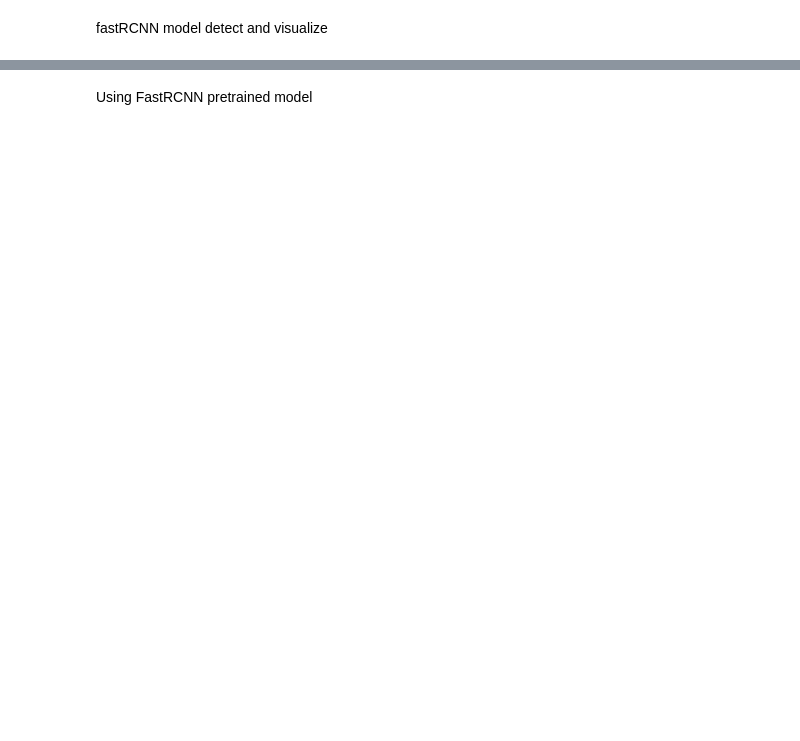
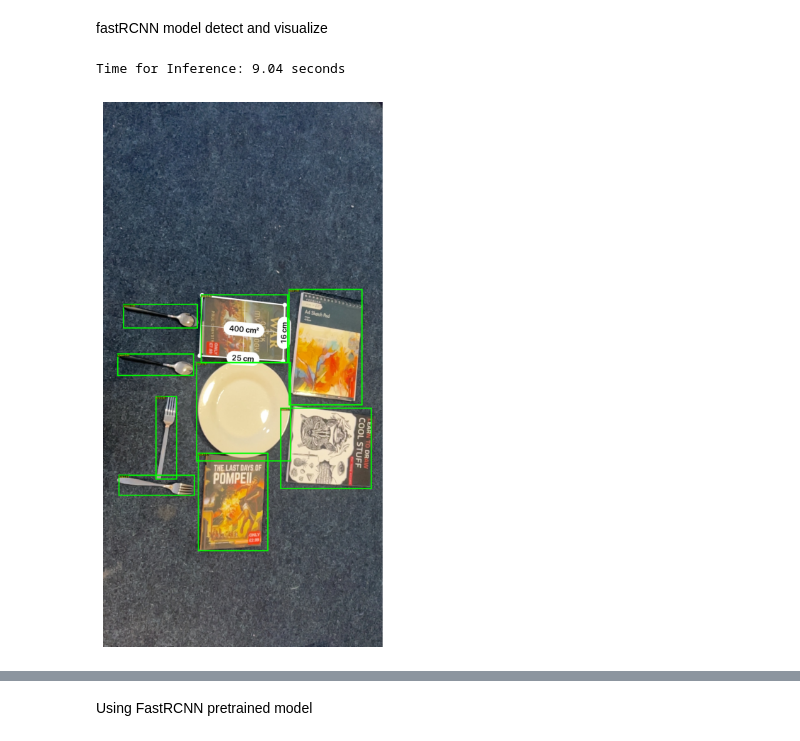
Before and after one commit to ocansey11/computer-vision, a Jupyter notebook: Final_Draft.ipynb, the cells around one changed output, grey strips where cells are left out. Saved outputs shown, nothing was run; the diff lists cells and outputs as text; code cells hidden in the pictures; blank space fills up the shorter version.

```diff
--- a/Final_Draft.ipynb
+++ b/Final_Draft.ipynb
@@ -632,32 +800,35 @@ fastRCNN model detect and visualize
 # %%
 fasterrcnn_model = torchvision.models.detection.fasterrcnn_resnet50_fpn(pretrained=True)
 fasterrcnn_model.eval()
-def fastrcnn_detect(image_path, model=fasterrcnn_model, score_threshold=0.8):
+def fastrcnn_detect(image_path, model=fasterrcnn_model, score_threshold=0.4):
     transform = T.Compose([T.ToTensor()])
     img = Image.open(image_path).convert("RGB")
     img_tensor = transform(img)
 
     start_time = time.time()
     with torch.no_grad():
         predictions = model([img_tensor])
     end_time = time.time()
 
     detections = []
     for i, box in enumerate(predictions[0]['boxes']):
         label_idx = predictions[0]['labels'][i].item()
         label = coco_labels[label_idx]
         score = predictions[0]['scores'][i].item()
         if score >= score_threshold and label != 'N/A':
             detections.append({
                 'label': label,
                 'bbox': box.tolist(),
                 'score': score
             })
 
     return detections, image_path, end_time - start_time
 
 # Calling the function
-detections, img, program_time = fastrcnn_detect('images/images4.jpg')
+detections, img, program_time = fastrcnn_detect('images/im4-ref4.JPG')
 
 print(f'Time for Inference: {program_time:.2f} seconds')
 visualize_detections(img, detections)
+# %% [output]
+Time for Inference: 9.04 seconds
+[figure, added]
```
Also changed, not shown: parts of 46 cells of this notebook.
